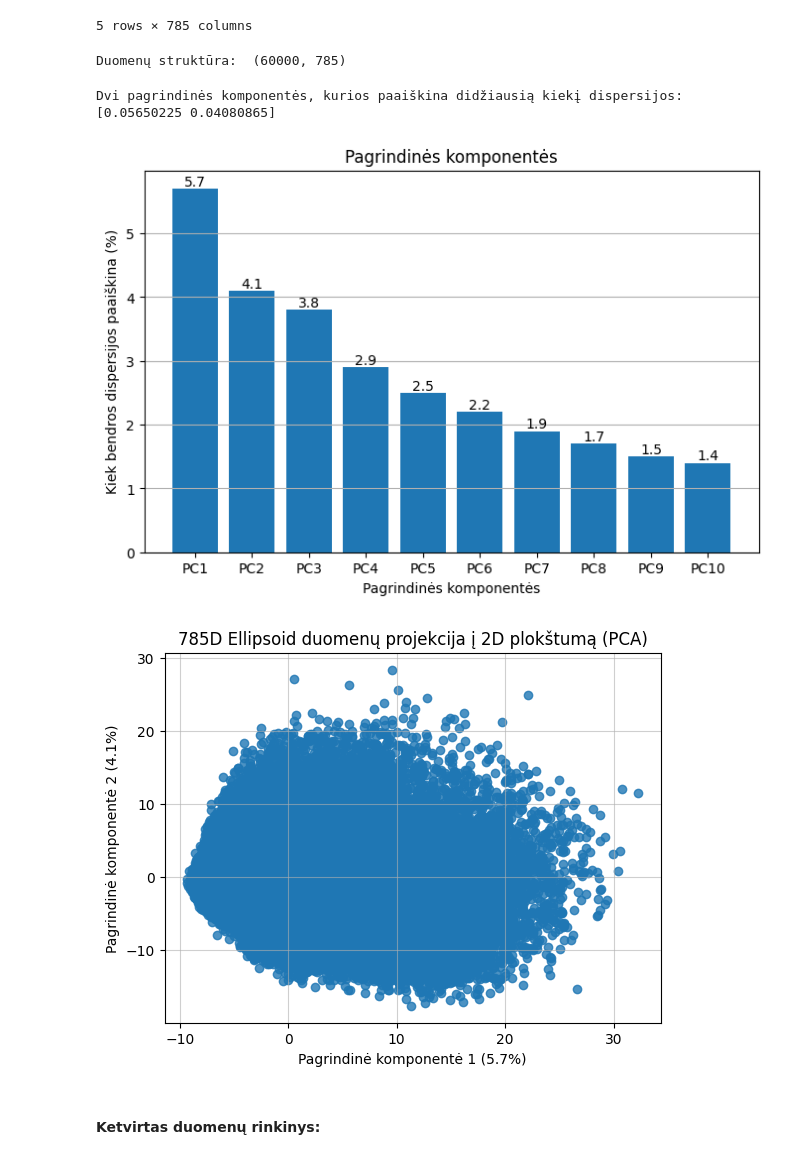
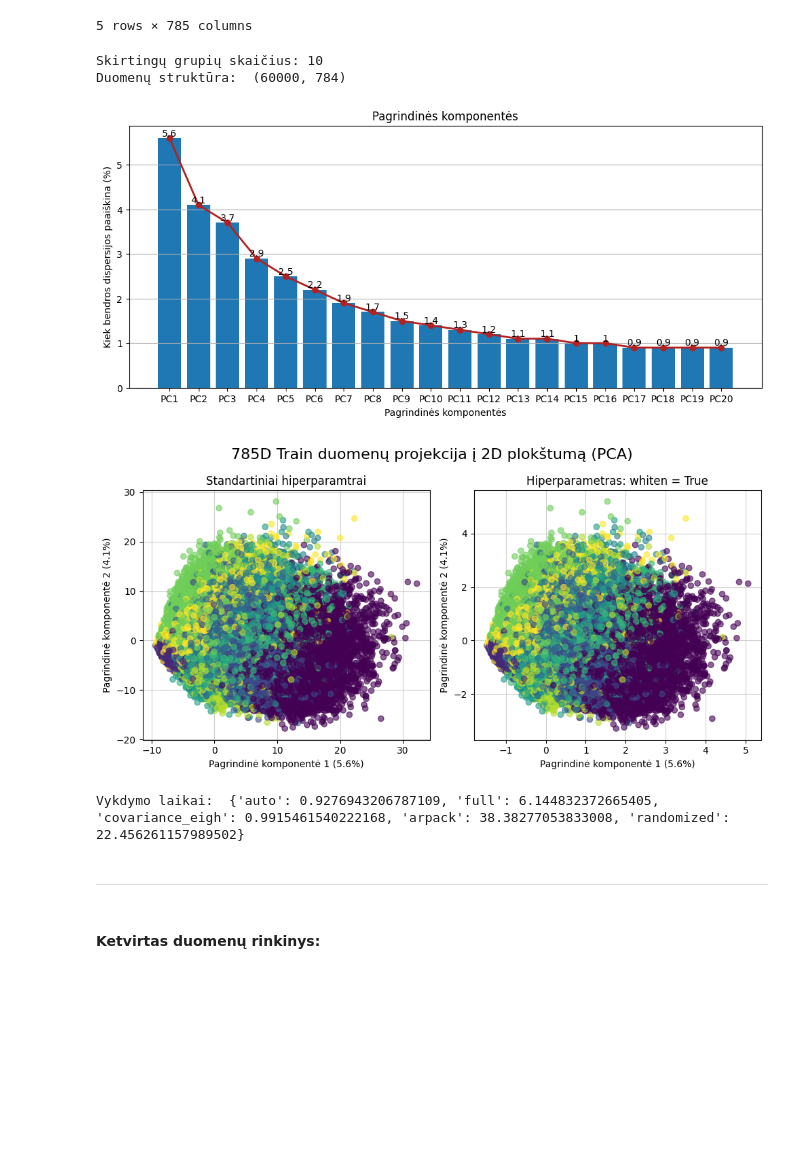
Before and after one commit to EvelinaDu/Papildomi_duomenu_vizualizavimo_skyriai, a Jupyter notebook: Algoritmas/kodas.ipynb, the cells around one changed output. Saved outputs shown, nothing was run; the diff lists cells and outputs as text; code cells hidden in the pictures; blank space fills up the shorter version.

```diff
--- a/Algoritmas/kodas.ipynb
+++ b/Algoritmas/kodas.ipynb
@@ -109,5 +109,2 @@ Vykdymo laikai:  {'auto': 0.0030291080474853516, 'full': 0.04731321334838867, 'c
 # %% [markdown]
 -----
-# %%
-sc = StandardScaler()
-df_ellipsoid_scaled = sc.fit_transform(df_ellipsoid)
@@ -165,5 +125,6 @@ print("Duomenų struktūra: ", df_iris.shape)
 # %% [output]
 Duomenų struktūra:  (150, 4)
 # %%
-transformed_iris, variance_iris = PCA_Algorithm(df_iris)
-print("Dvi pagrindinės komponentės, kurios paaiškina didžiausią kiekį dispersijos:", variance_iris[:2])
+iris_scaled = sc.fit_transform(df_iris)
+transformed_iris2, variance_iris2 = PCA_Algorithm2(iris_scaled, 4)
+variance_iris2_proc = np.round(variance_iris2 * 100, decimals = 1)
@@ -205,27 +186,31 @@ df_train.head(5)
 | 3 | 1 | 0 | 0 | 0 | 0 | 0 | 0 | 0 | 0 | 0 | ... | ... |
 | 4 | 9 | 0 | 0 | 0 | 0 | 0 | 0 | 0 | 0 | 0 | ... | ... |
 5 rows × 785 columns
+# %%
+y_labels = df_train['label']
+df_train = df_train.drop('label', axis=1)
 # %%
+print("Skirtingų grupių skaičius:", len(y_labels.unique()))
 print("Duomenų struktūra: ", df_train.shape)
 # %% [output]
-Duomenų struktūra:  (60000, 785)
+Skirtingų grupių skaičius: 10
+Duomenų struktūra:  (60000, 784)
 # %%
-transformed_train, variance_train = PCA_Algorithm(df_train)
-print("Dvi pagrindinės komponentės, kurios paaiškina didžiausią kiekį dispersijos:", variance_train[:2])
+train_scaled = sc.fit_transform(df_train)
+transformed_train1, variance_train1 = PCA_Algorithm1(train_scaled)
+variance_train1_proc = np.round(variance_train1 * 100, decimals = 1)
-# %% [output]
-Dvi pagrindinės komponentės, kurios paaiškina didžiausią kiekį dispersijos: [0.05650225 0.04080865]
 # %%
-var_pca = np.round(variance_train * 100, decimals = 1)
-var_pca_10 = var_pca[:10]
-labels = ["PC" + str(x) for x in range(1, len(var_pca_10) + 1)]
+variance_train1_proc_top = variance_train1_proc[:20]
+labels = ["PC" + str(x) for x in range(1, len(variance_train1_proc_top) + 1)]
 
-plt.figure(figsize = (8, 5))
+plt.figure(figsize = (12, 5))
 plt.grid(axis = 'y')
-bars = plt.bar(x = range(1, len(var_pca_10) + 1), height = var_pca_10, tick_label = labels)
+bars = plt.bar(x = range(1, len(variance_train1_proc_top) + 1), height = variance_train1_proc_top, tick_label = labels)
 plt.bar_label(bars)
+plt.plot(range(1, len(variance_train1_proc_top) + 1), variance_train1_proc_top, marker = 'o', color='firebrick', linewidth = 2, markersize = 6)
 plt.title("Pagrindinės komponentės")
 plt.ylabel("Kiek bendros dispersijos paaiškina (%)")
 plt.xlabel("Pagrindinės komponentės")
 plt.show()
 # %% [output]
-[figure, old version]
+[figure, new version]
@@ -232,12 +220,31 @@ plt.show()
 # %%
-plt.grid(alpha=0.6)
-plt.scatter(transformed_train[:, 0], transformed_train[:, 1], alpha=0.8)
-plt.title("785D Ellipsoid duomenų projekcija į 2D plokštumą (PCA)")
-plt.xlabel(f"Pagrindinė komponentė 1 ({var_pca[0]}%)")
-plt.ylabel(f"Pagrindinė komponentė 2 ({var_pca[1]}%)")
+fig, (ax1, ax2) = plt.subplots(1, 2, figsize=(10,5))
+
+ax1.scatter(transformed_train1[:, 0], transformed_train1[:, 1], alpha=0.6, c = y_labels)
+ax1.set_title("Standartiniai hiperparamtrai")
+ax1.set_xlabel(f"Pagrindinė komponentė 1 ({variance_train1_proc[0]}%)")
+ax1.set_ylabel(f"Pagrindinė komponentė 2 ({variance_train1_proc[1]}%)")
+ax1.grid(alpha=0.6)
+ax1.set_axisbelow(True)
+
+ax2.scatter(transformed_train3[:, 0], transformed_train3[:, 1], alpha=0.6, c = y_labels)
+ax2.set_title("Hiperparametras: whiten = True")
+ax2.set_xlabel(f"Pagrindinė komponentė 1 ({variance_train3_proc[0]}%)")
+ax2.set_ylabel(f"Pagrindinė komponentė 2 ({variance_train3_proc[1]}%)")
+ax2.grid(alpha=0.6)
+ax2.set_axisbelow(True)
+
+plt.suptitle("785D Train duomenų projekcija į 2D plokštumą (PCA)", fontsize=16)
+plt.tight_layout()
 plt.show()
 # %% [output]
-[figure, old version]
+[figure, new version]
+# %%
+pca_solvers(train_scaled)
+# %% [output]
+Vykdymo laikai:  {'auto': 0.9276943206787109, 'full': 6.144832372665405, 'covariance_eigh': 0.9915461540222168, 'arpack': 38.38277053833008, 'randomized': 22.456261157989502}
+# %% [markdown]
+-----
 # %% [markdown]
 #### Ketvirtas duomenų rinkinys:
 # %%
```
Also changed, not shown: parts of 24 cells of this notebook.
